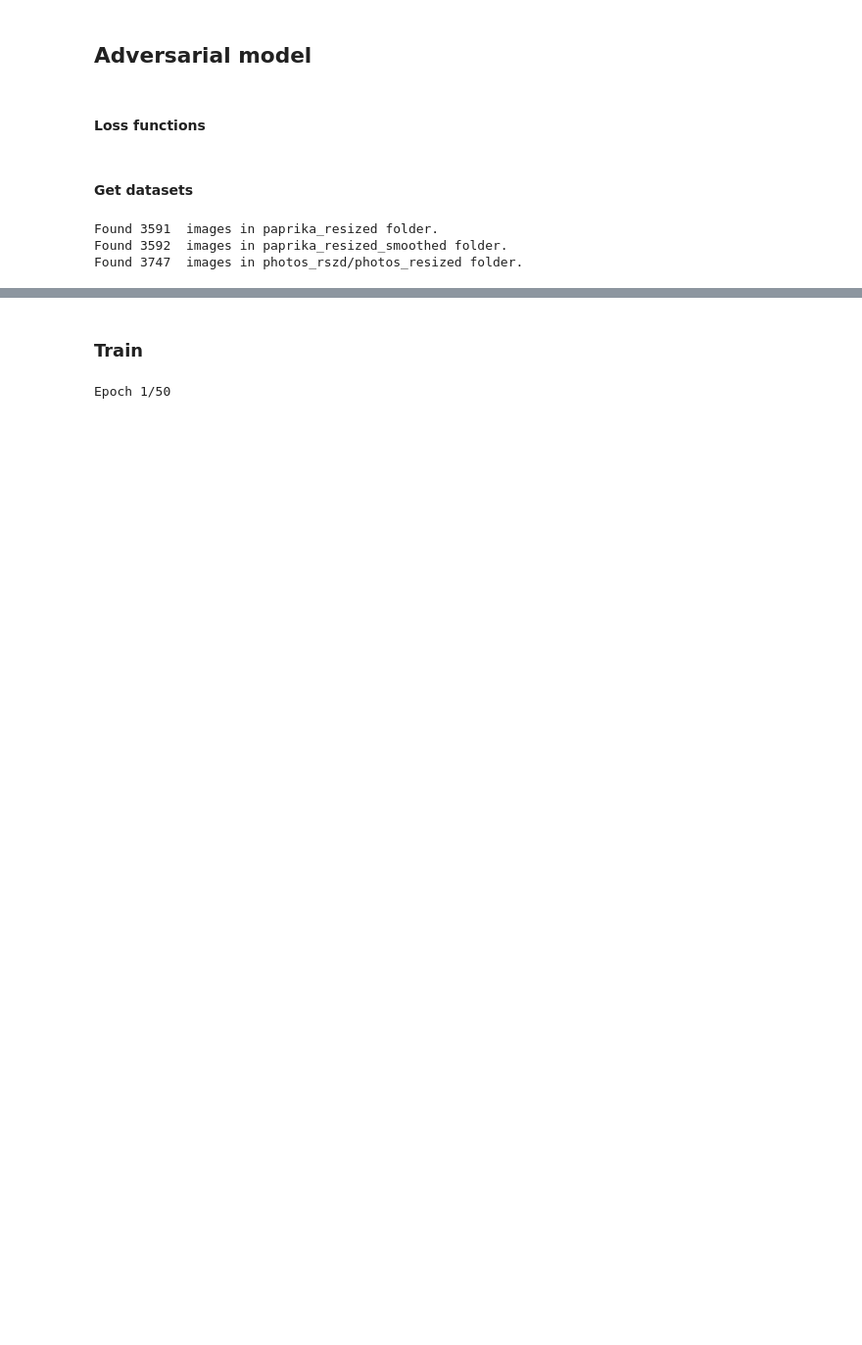
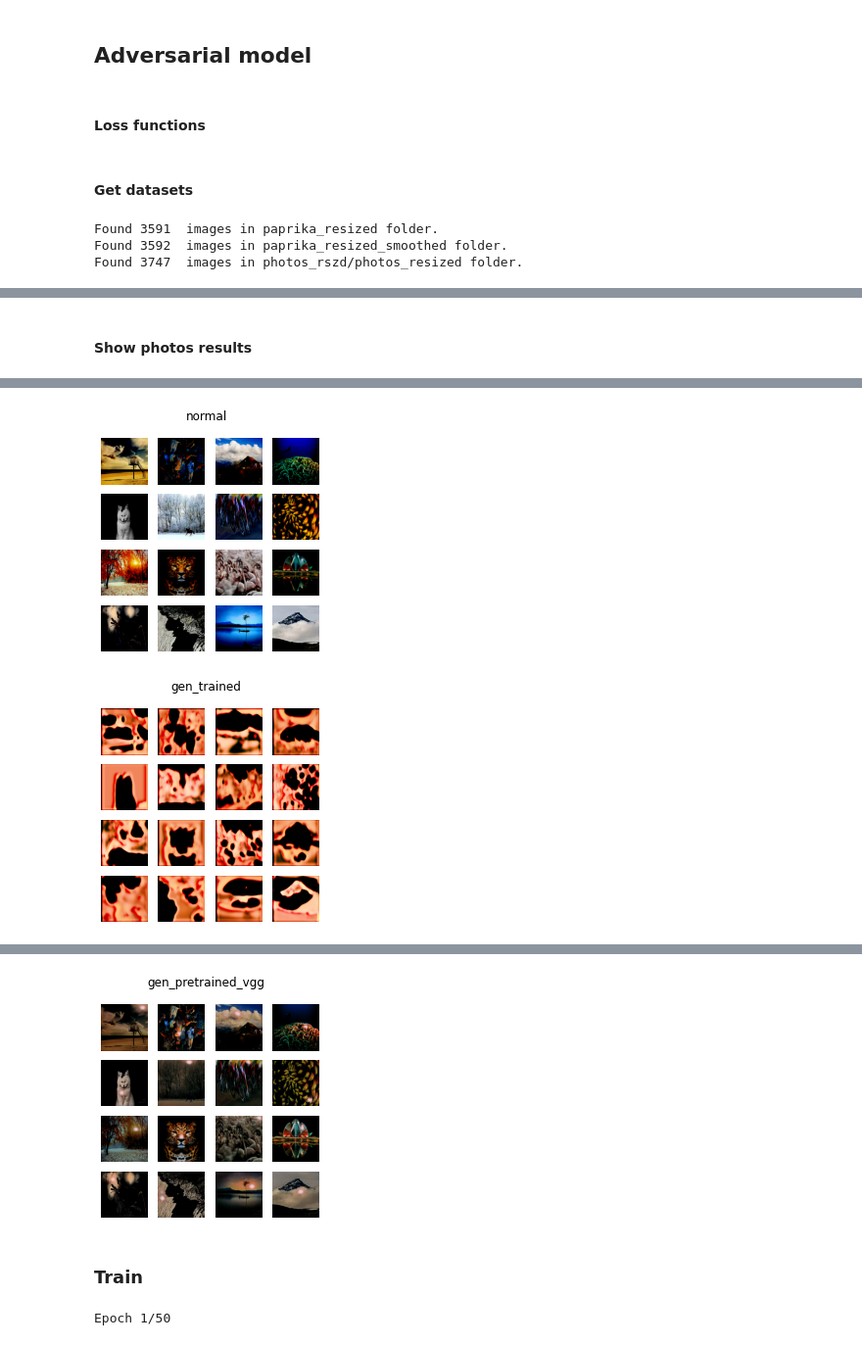
Before and after one commit to LuigiSigillo/CartoonGAN, a Jupyter notebook: CartoonGAN.ipynb, the cells around one changed output, grey strips where cells are left out. Shown at 98% size. Cells and saved outputs as stored; diff of their text form; code cells hidden in the pictures; blank space fills up the shorter version.

```diff
--- a/CartoonGAN.ipynb
+++ b/CartoonGAN.ipynb
@@ -430,4 +430,4 @@ def pretrain_generator(dataset_name,batch_size):
         gc.collect()
     return generator
 
-gen_pretrained = pretrain_generator("photos_rszd/photos_resized", 16)
+#gen_pretrained = pretrain_generator("photos_rszd/photos_resized", 16)
@@ -450,14 +434,16 @@ plt.imshow(input_images[0])
 # %% [markdown]
 ## Discriminator
 # %%
-from keras.layers import *
 def create_discriminator(input_shape):
     model = Sequential()
     #k7n64s1
-    model.add(Conv2D(input_shape=input_shape, filters=32, kernel_size=3, strides=1, padding='same',activation=LeakyReLU()))
+    model.add(Conv2D(input_shape=input_shape, filters=32, kernel_size=3, strides=1, padding='same'))
+    model.add(LeakyReLU())
 
     #k3n64s2
-    model.add(Conv2D(filters=64, kernel_size=3, strides=2, padding='same',activation=LeakyReLU(alpha=0.2)))
+    model.add(Conv2D(filters=64, kernel_size=3, strides=2, padding='same'))
+    model.add(LeakyReLU(alpha=0.2))
+
 
     #k3n128s1
     model.add(Conv2D(filters=128, kernel_size=3, strides=1, padding='same'))
@@ -465,7 +451,9 @@ def create_discriminator(input_shape):
     model.add(LeakyReLU(alpha=0.2))
 
     #k3n128s2
-    model.add(Conv2D(filters=128, kernel_size=3, strides=2, padding='same',activation=LeakyReLU(alpha=0.2)))
+    model.add(Conv2D(filters=128, kernel_size=3, strides=2, padding='same'))
+    model.add(LeakyReLU(alpha=0.2))
+
     #k3n256s1
     model.add(Conv2D(filters=256, kernel_size=3, strides=1, padding='same'))
     model.add(tfa.layers.InstanceNormalization(axis=3, center=True, scale=True))
@@ -482,5 +470,5 @@ def create_discriminator(input_shape):
     return model
 
 
-D = create_discriminator(input_shape=(256,256,3))
-D.summary()
+#D = create_discriminator(input_shape=(256,256,3))
+#D.summary()
@@ -608,0 +610,2 @@ Time for epoch 5 is 527.0203611850739 sec
+# %% [markdown]
+#### Show photos results
@@ -608,0 +618,11 @@ Time for epoch 5 is 527.0203611850739 sec
+# %%
+fig = plt.figure(figsize=(4,4))
+plt.suptitle("normal")
+for i in range(input_images.shape[0]):
+    plt.subplot(4, 4, i+1)
+    plt.imshow(input_images[i])
+    plt.axis('off')
+
+generate_and_save_images(gen_pretrained, 5,input_images,"gen_pretrained_vgg")
+generate_and_save_images(generator_trained, 5,input_images,"gen_trained")
+# %% [output]
@@ -608,0 +646,2 @@ Time for epoch 5 is 527.0203611850739 sec
+[figure, added]
+[figure, added]
@@ -609,3 +664,4 @@ Time for epoch 5 is 527.0203611850739 sec
+[figure, added]
 # %% [markdown]
 ### Train
 # %%
```
Also changed, not shown: parts of 10 cells of this notebook.
